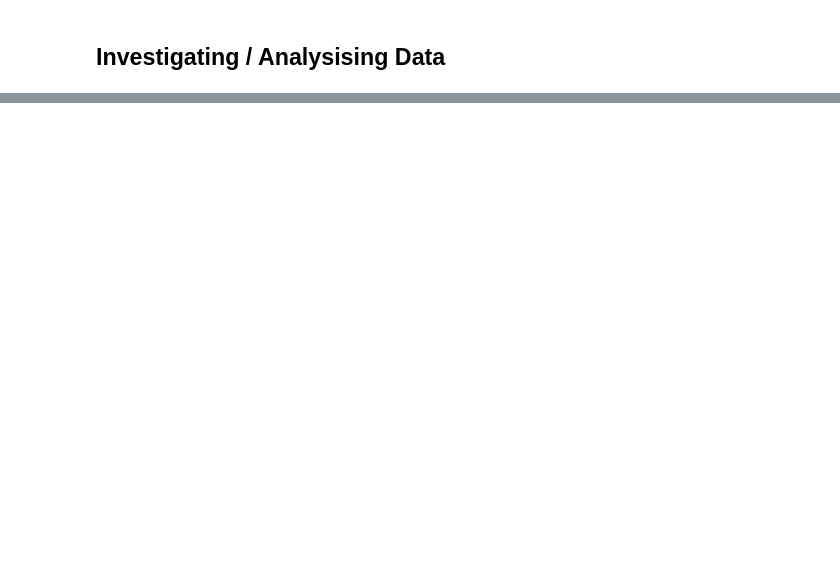
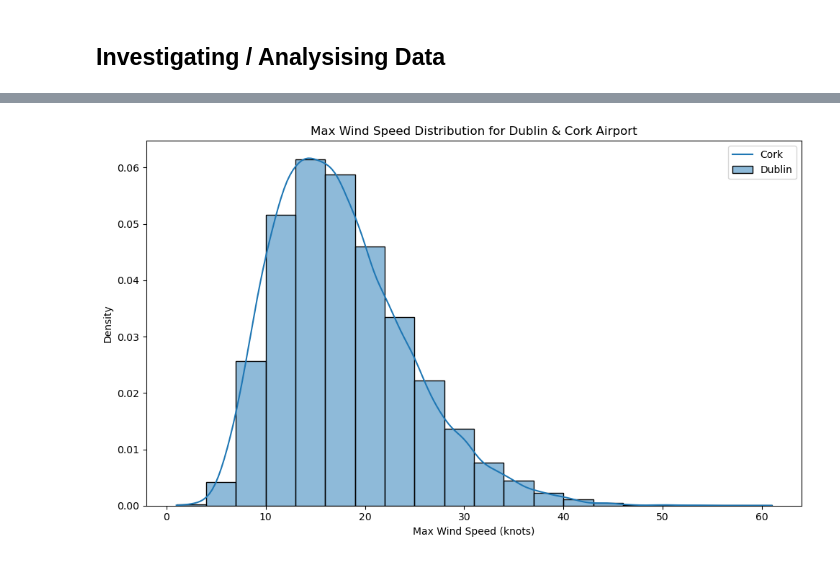
Before and after one commit to LDonn32/PDFA, a Jupyter notebook: Project/Wind-Speed-Analysis.ipynb, the cells around one changed output, grey strips where cells are left out. Cells and saved outputs as stored; diff of their text form; code cells hidden in the pictures; blank space fills up the shorter version.

```diff
--- a/Project/Wind-Speed-Analysis.ipynb
+++ b/Project/Wind-Speed-Analysis.ipynb
@@ -358,0 +364,18 @@ plt.show()
+# %%
+# Plot histogram of Max Wind Speed for All Airports
+
+max_wind_speeds = all_airports.pivot(columns='Airport', values='Max_Wind_Speed(knots)')
+
+plt.figure(figsize=(10, 6))
+sns.histplot(data=max_wind_speeds, bins=20, kde=True, stat="density", common_norm=False)
+plt.title('Max Wind Speed Distribution for Dublin & Cork Airport')
+plt.xlabel('Max Wind Speed (knots)')
+plt.ylabel('Density')
+plt.legend(max_wind_speeds.columns)
+plt.tight_layout()
+
+# plt.savefig('Max_Wind_Speed_Distribution_Dublin_Cork_Airports.png')
+
+plt.show()
+# %% [output]
+[figure, added]
```
Also changed, not shown: parts of 10 cells of this notebook, 5 other files.
